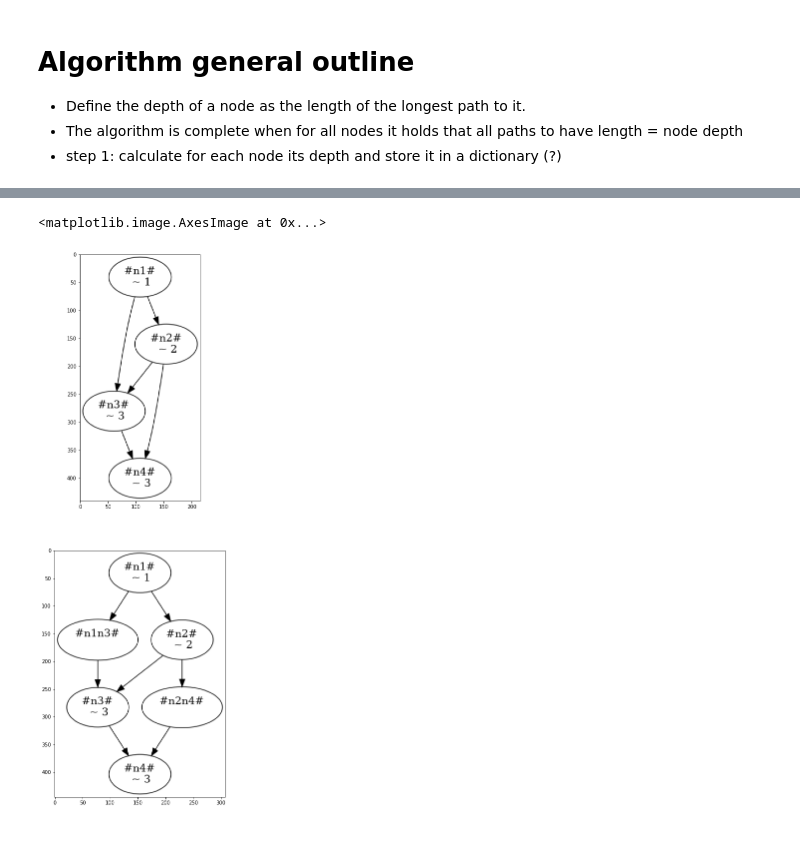
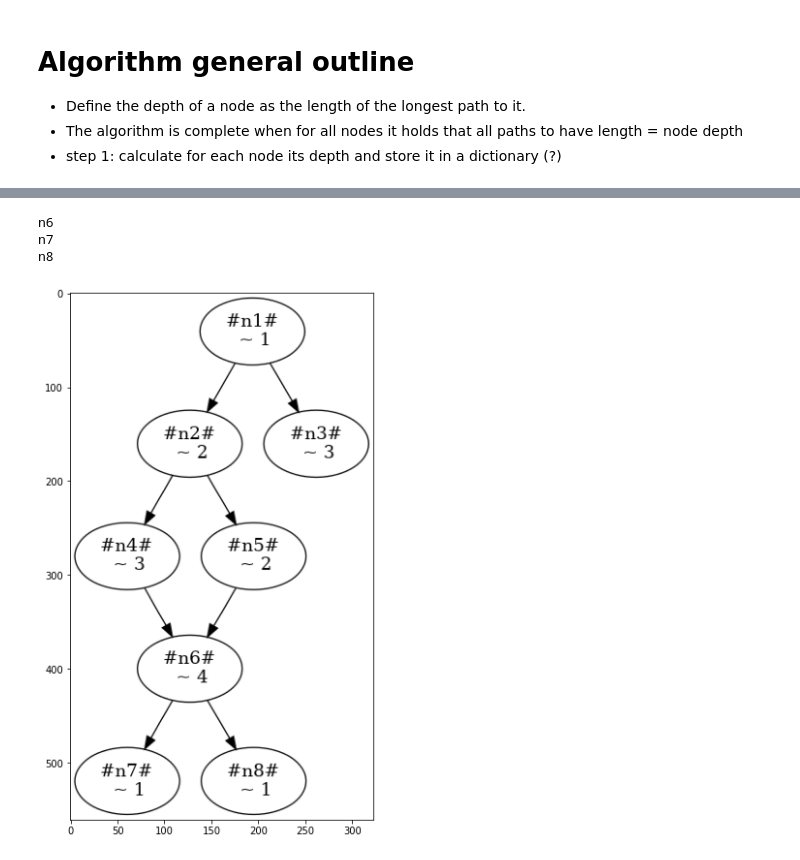
Before and after one commit to DBGilles/NemesisRetroWrite, a Jupyter notebook: retrowrite/rwtools/nemesis/archived_notebooks/insert_nodes_v2.ipynb, the cells around one changed output, grey strips where cells are left out. Saved outputs shown, nothing was run; the diff lists cells and outputs as text; code cells hidden in the pictures.

```diff
--- a/retrowrite/rwtools/nemesis/archived_notebooks/insert_nodes_v2.ipynb
+++ b/retrowrite/rwtools/nemesis/archived_notebooks/insert_nodes_v2.ipynb
@@ -170,51 +277,52 @@ axs[1].imshow(cfg.to_img())
 # %%
+%autoreload 2
+
 G = nx.DiGraph()
 n1 = AbstractNemesisNode([1], "n1")
 n2 = AbstractNemesisNode([2], "n2")
 n3 = AbstractNemesisNode([3], "n3")
 
 n4 = AbstractNemesisNode([3], "n4")
 n5 = AbstractNemesisNode([2], "n5")
 n6 = AbstractNemesisNode([1], "n6")
 n6 = AbstractNemesisNode([4], "n6")
 n7 = AbstractNemesisNode([1], "n7")
+n8 = AbstractNemesisNode([1], "n8")
 
 
 
 g_nodes = [n1, n2, n3, n4, n5]
 
 
 G.add_edge(n1, n2)
+
 G.add_edge(n1, n3)
 
-G.add_edge(n2, n3)
+
 
 G.add_edge(n2, n4)
-G.add_edge(n3, n4)
+G.add_edge(n2, n5)
+G.add_edge(n2, n5)
 
+G.add_edge(n5, n6)
+G.add_edge(n4, n6)
 
-# G.add_edge(n3, n5)
-# G.add_edge(n4, n3)
-
-# G.add_edge(n4, n3)
-# G.add_edge(n2, n4)
-# G.add_edge(n2, n4)
-# G.add_edge(n2, n5)
-
-# G.add_edge(n3, n4)
-# G.add_edge(n3, n5)
-# G.add_edge(n4, n5)
+G.add_edge(n6, n7)
+G.add_edge(n6, n8)
 
 
 cfg = ControlFlowGraph(list(G.nodes), G)
-figs, axs = plt.subplots(2, figsize=(20, 20))
+figs, axs = plt.subplots(1, figsize=(10, 10))
+axs.imshow(cfg.to_img())
 
-axs[0].imshow(cfg.to_img())
+subgraph = cfg.subgraph(n6)
 
-cfg.insert_nodes()
-
-
-axs[1].imshow(cfg.to_img())
+for node in subgraph.nodes:
+    print(node.id)
+# for node in nx.nodes(subgraph):
+#     print(node.id)
 # %% [output]
-<matplotlib.image.AxesImage at 0x...>
+n6
+n7
+n8
-[figure, old version]
+[figure, new version]
```
Also changed, not shown: parts of 4 cells of this notebook, 3 other files.
